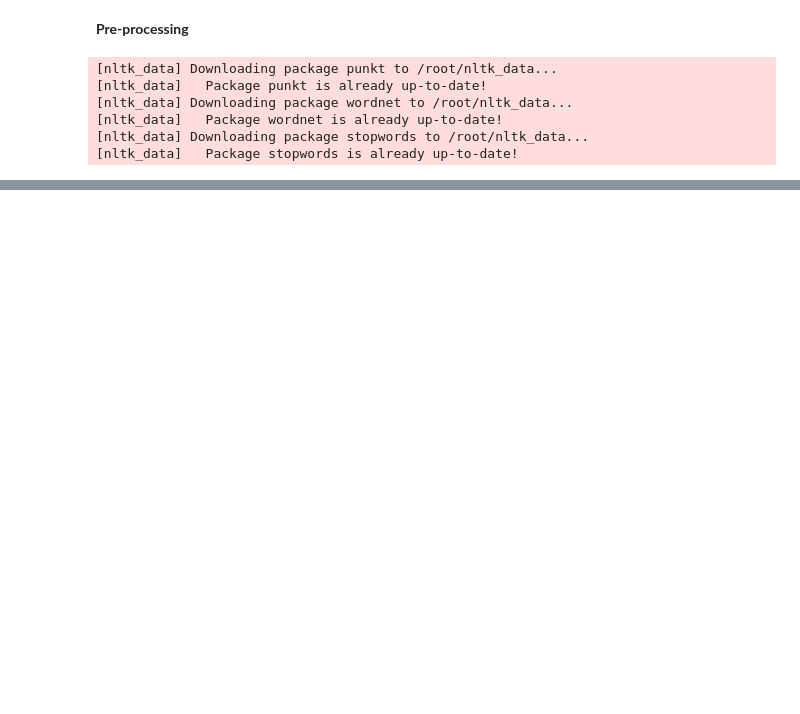
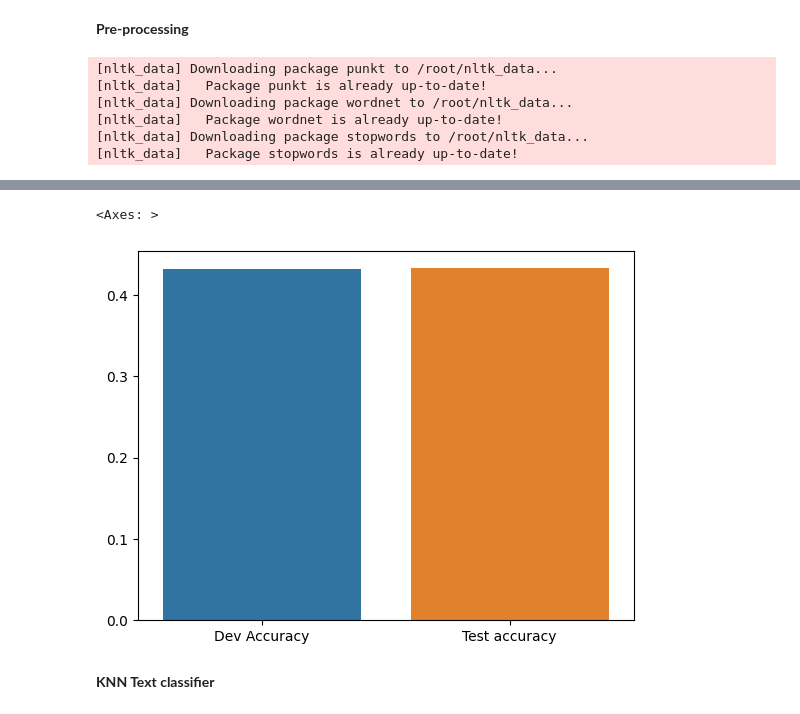
Before and after one commit to Moukthika1253/Reddit-comments-Text-classifier, a Jupyter notebook: SubReddit_category_text_classifier.ipynb, the cells around one changed output, grey strips where cells are left out. Saved outputs shown, nothing was run; the diff lists cells and outputs as text; code cells hidden in the pictures; blank space fills up the shorter version.

```diff
--- a/SubReddit_category_text_classifier.ipynb
+++ b/SubReddit_category_text_classifier.ipynb
@@ -136,0 +497,9 @@ train_copy.head()
+# %%
+acc=[0.43237833477728316,0.43279091502682215]
+label=['Dev Accuracy','Test accuracy']
+sns.barplot(data=None,x=label,y=acc)
+# %% [output]
+<Axes: >
+[figure, added]
+# %% [markdown]
+**KNN Text classifier**
```
Also changed, not shown: parts of 84 cells of this notebook.
